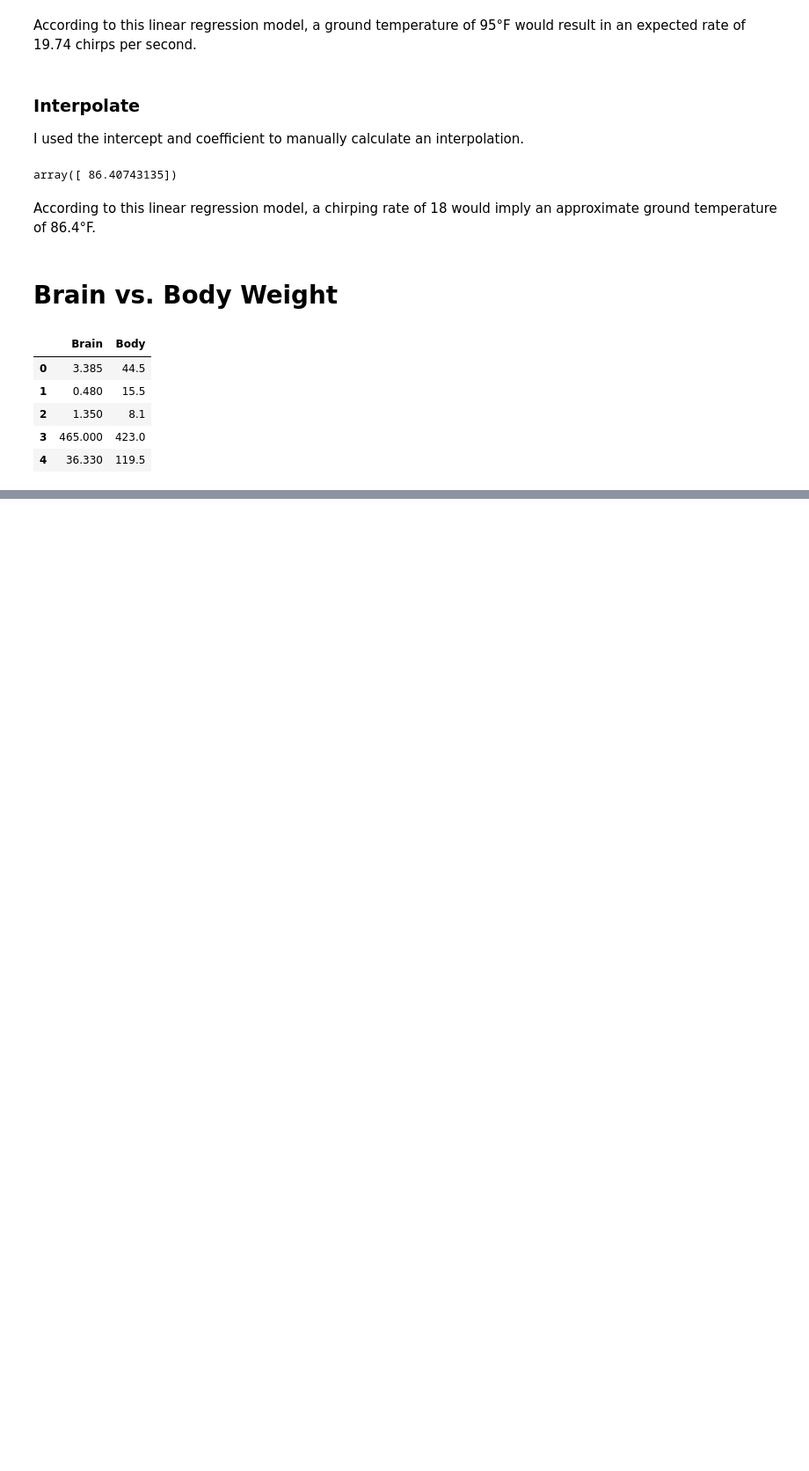
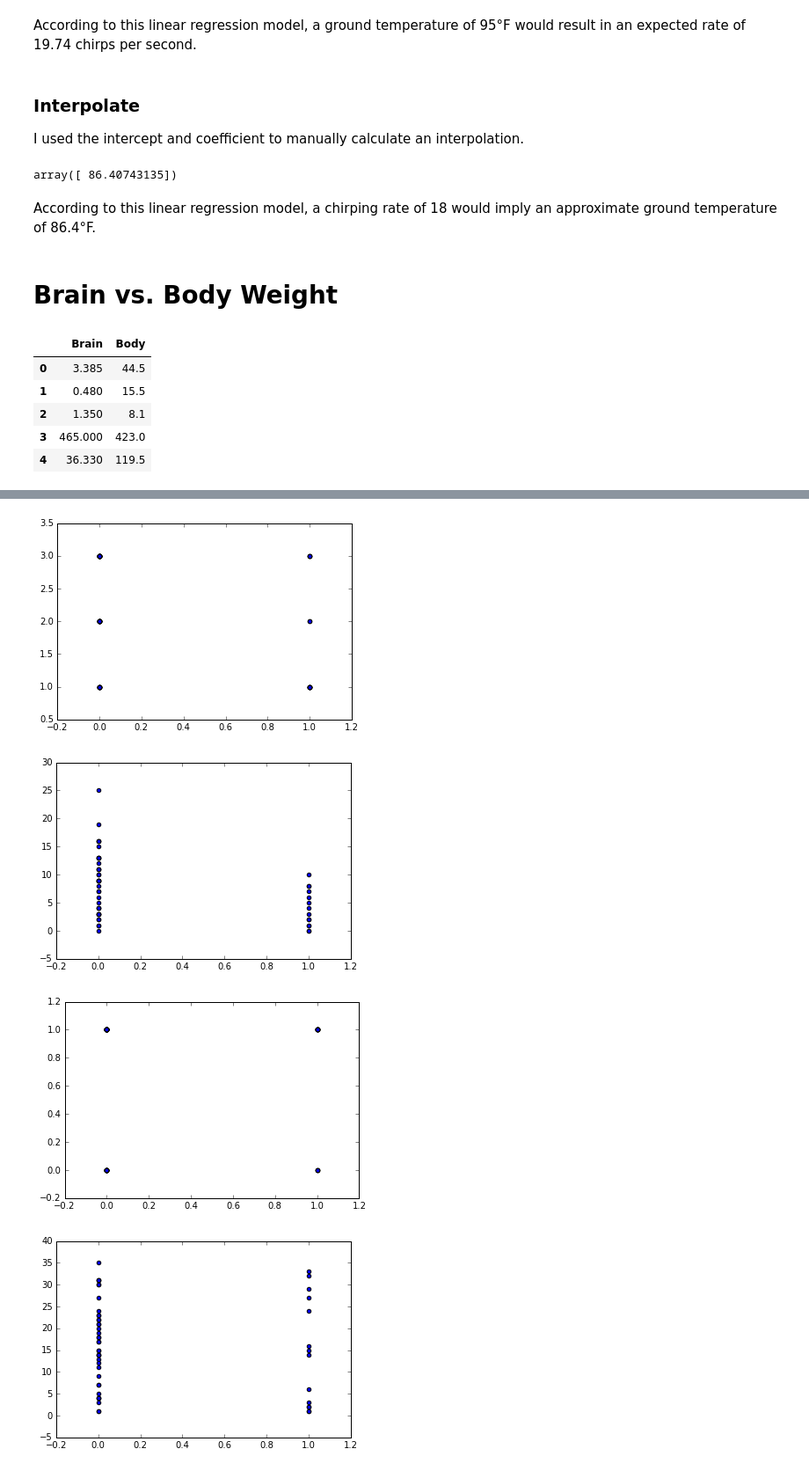
Before and after one commit to katjackson/linear-regression, a Jupyter notebook: simple-linear-regression.ipynb, the cells around one changed output, grey strips where cells are left out. Shown: that part at 88% size. Saved outputs shown, nothing was run; the diff lists cells and outputs as text; code cells hidden in the pictures; blank space fills up the shorter version.

```diff
--- a/simple-linear-regression.ipynb
+++ b/simple-linear-regression.ipynb
@@ -101,0 +217,9 @@ bb_regr.fit()
+# %%
+for x, y in combos:
+    plt.scatter(sd[x], sd[y])
+    plt.show()
+# %% [output]
+[figure, added]
+[figure, added]
+[figure, added]
+[figure, added]
```
Also changed, not shown: parts of 35 cells of this notebook, 2 other files.
